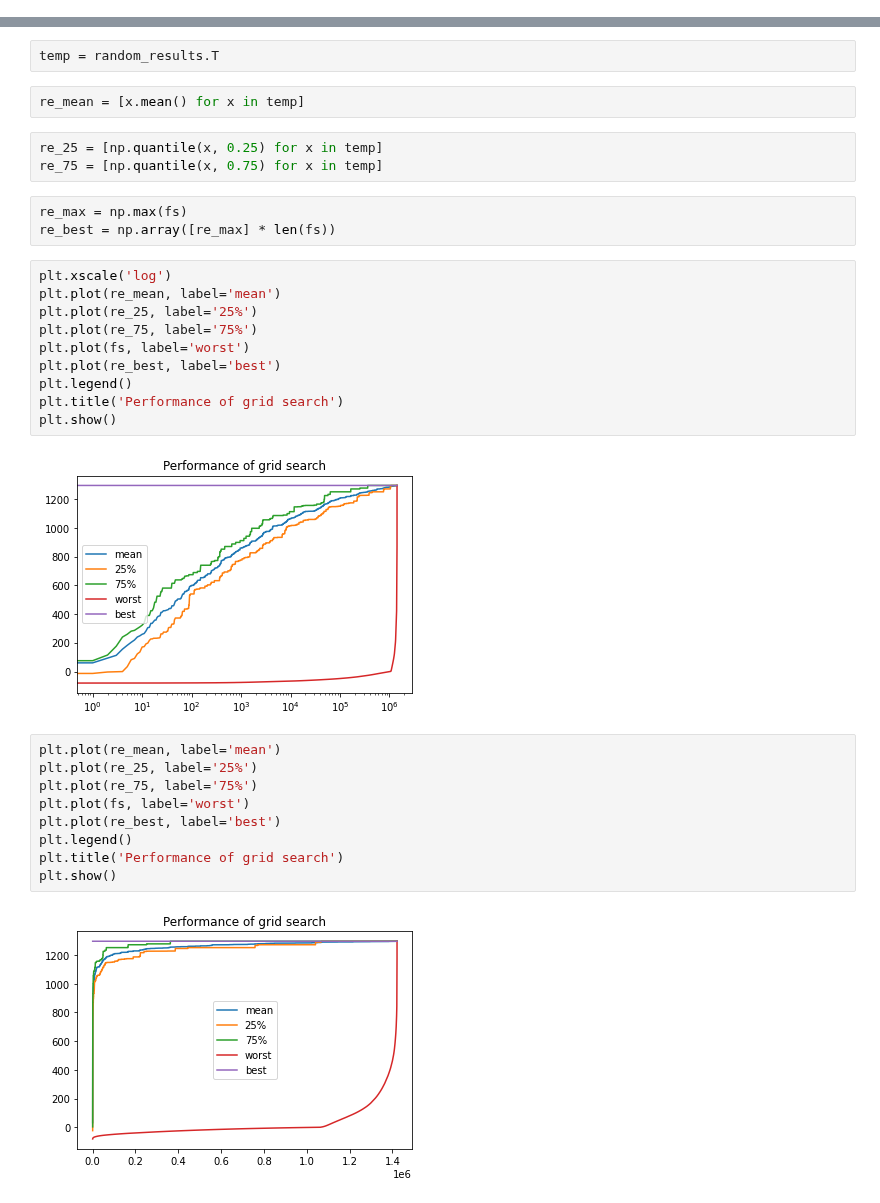
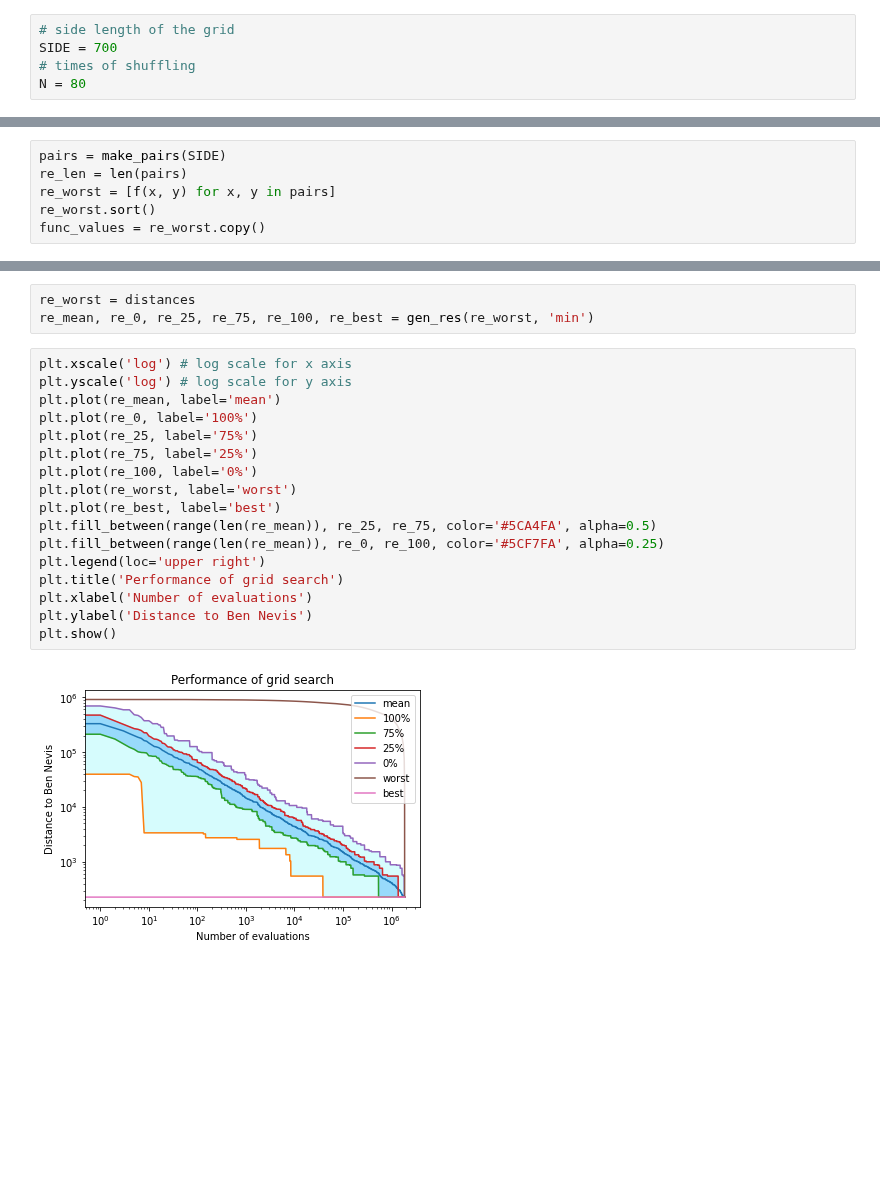
Before and after one commit to CardiacModelling/BenNevisBenchmark, a Jupyter notebook: baseline_grid.ipynb, the cells around one changed output, grey strips where cells are left out. Drawn from its saved outputs; the diff is of its cells as text; blank space fills up the shorter version.

Commit message:
Update grid baseline

```diff
--- a/baseline_grid.ipynb
+++ b/baseline_grid.ipynb
@@ -14 +12,6 @@ f = nevis.linear_interpolant()
+# %%
+# side length of the grid
+SIDE = 700
+# times of shuffling
+N = 80
 # %%
@@ -35,0 +26,6 @@ plt.show()
+# %%
+pairs = make_pairs(SIDE)
+re_len = len(pairs)
+re_worst = [f(x, y) for x, y in pairs]
+re_worst.sort()
+func_values = re_worst.copy()
@@ -60,33 +88,22 @@ random_results = np.array(random_results)
-# %%
-temp = random_results.T
-# %%
-re_mean = [x.mean() for x in temp]
-# %%
-re_25 = [np.quantile(x, 0.25) for x in temp]
-re_75 = [np.quantile(x, 0.75) for x in temp]
-# %%
-re_max = np.max(fs)
-re_best = np.array([re_max] * len(fs))
+# %%
+re_worst = distances
+re_mean, re_0, re_25, re_75, re_100, re_best = gen_res(re_worst, 'min')
 # %%
-plt.xscale('log')
+plt.xscale('log') # log scale for x axis
+plt.yscale('log') # log scale for y axis
 plt.plot(re_mean, label='mean')
-plt.plot(re_25, label='25%')
-plt.plot(re_75, label='75%')
-plt.plot(fs, label='worst')
+plt.plot(re_0, label='100%')
+plt.plot(re_25, label='75%')
+plt.plot(re_75, label='25%')
+plt.plot(re_100, label='0%')
+plt.plot(re_worst, label='worst')
 plt.plot(re_best, label='best')
-plt.legend()
+plt.fill_between(range(len(re_mean)), re_25, re_75, color='#5CA4FA', alpha=0.5)
+plt.fill_between(range(len(re_mean)), re_0, re_100, color='#5CF7FA', alpha=0.25)
+plt.legend(loc='upper right')
 plt.title('Performance of grid search')
+plt.xlabel('Number of evaluations')
+plt.ylabel('Distance to Ben Nevis')
 plt.show()
 # %% [output]
-[figure, old version]
+[figure, new version]
-# %%
-plt.plot(re_mean, label='mean')
-plt.plot(re_25, label='25%')
-plt.plot(re_75, label='75%')
-plt.plot(fs, label='worst')
-plt.plot(re_best, label='best')
-plt.legend()
-plt.title('Performance of grid search')
-plt.show()
-# %% [output]
-[figure, removed]
```
Also changed, not shown: parts of 14 cells of this notebook.
